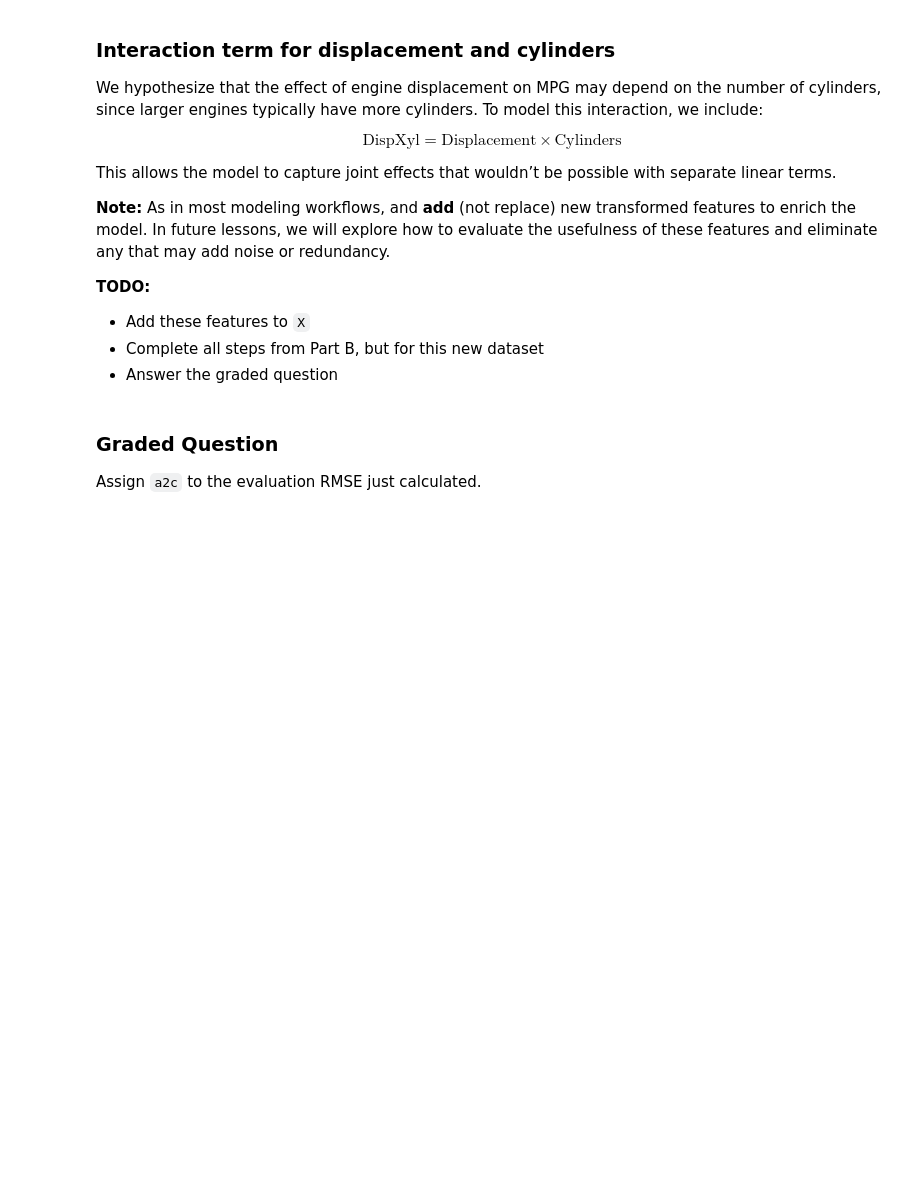
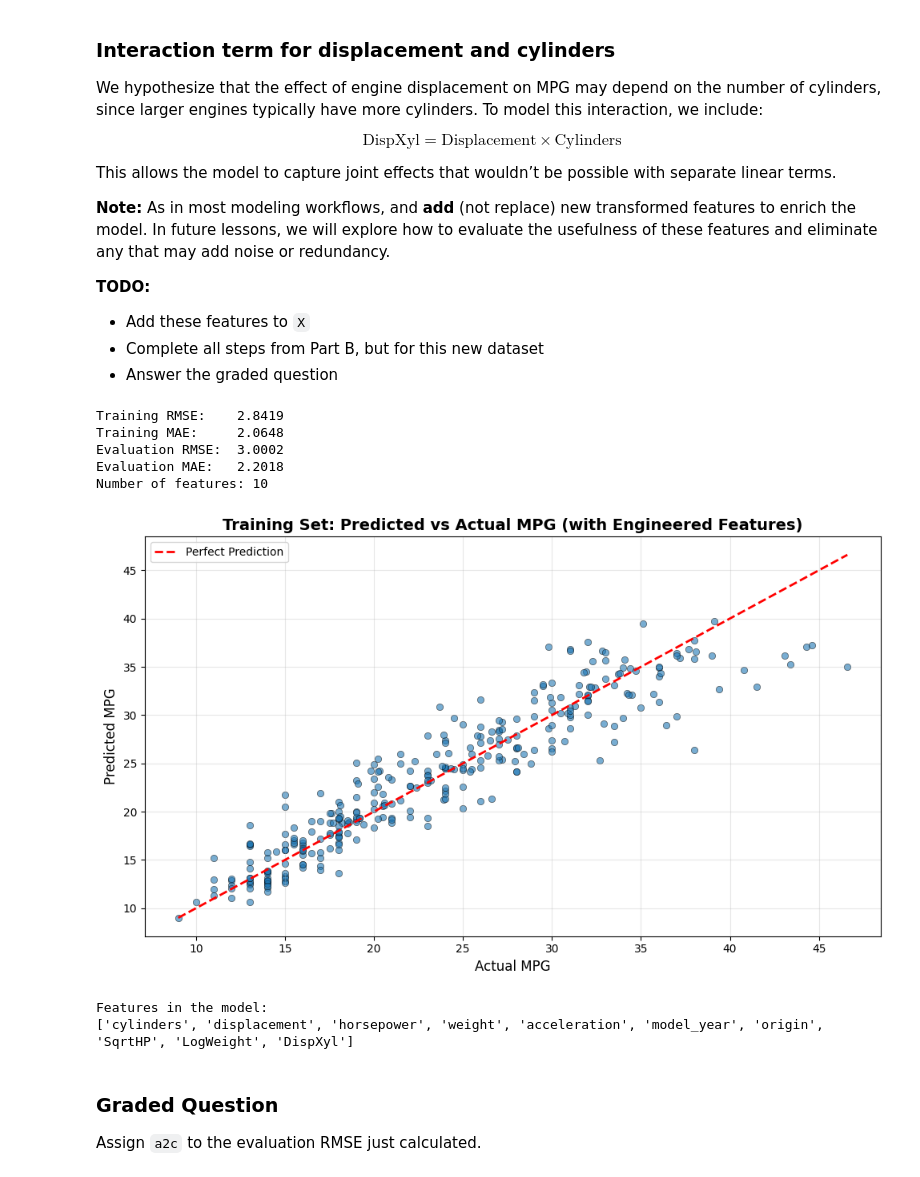
Before and after one commit to nallen35/DX_603_Allen_Noel, a Jupyter notebook: Module-3-Assignments-main/Homework_03.ipynb, the cells around one changed output. Saved outputs shown, nothing was run; the diff lists cells and outputs as text; code cells hidden in the pictures; blank space fills up the shorter version.

```diff
--- a/Module-3-Assignments-main/Homework_03.ipynb
+++ b/Module-3-Assignments-main/Homework_03.ipynb
@@ -576,6 +644,71 @@ This allows the model to capture joint effects that wouldn’t be possible with
 - Answer the graded question
 # %%
 # Your code here; add as many cells as you need
+X = df_mpg_cleaned.drop(columns=['mpg']).copy()
+y = df_mpg_cleaned[['mpg']]
+
+# Add engineered features
+X['SqrtHP'] = np.sqrt(X['horsepower'])
+X['LogWeight'] = np.log1p(X['weight'])  # log(1 + weight)
+X['DispXyl'] = X['displacement'] * X['cylinders']
+
+X_train, X_eval, y_train, y_eval = train_test_split(
+    X,
+    y,
+    test_size=0.20,
+    random_state=random_seed
+)
+
+model = LinearRegression()
+model.fit(X_train, y_train)
+
+
+y_train_pred = model.predict(X_train)
+y_eval_pred = model.predict(X_eval)
+
+
+train_rmse = np.sqrt(mean_squared_error(y_train, y_train_pred))
+train_mae = mean_absolute_error(y_train, y_train_pred)
+
+
+eval_rmse = np.sqrt(mean_squared_error(y_eval, y_eval_pred))
+eval_mae = mean_absolute_error(y_eval, y_eval_pred)
+
+
+
+print(f"Training RMSE:    {train_rmse:.4f}")
+print(f"Training MAE:     {train_mae:.4f}")
+print(f"Evaluation RMSE:  {eval_rmse:.4f}")
+print(f"Evaluation MAE:   {eval_mae:.4f}")
+
+print(f"Number of features: {X.shape[1]}")
+
+plt.figure(figsize=(10, 6))
+plt.scatter(y_train, y_train_pred, alpha=0.6, edgecolors='k', linewidth=0.5)
+plt.plot([y_train.min(), y_train.max()],
+         [y_train.min(), y_train.max()],
+         'r--', lw=2, label='Perfect Prediction')
+plt.xlabel('Actual MPG', fontsize=12)
+plt.ylabel('Predicted MPG', fontsize=12)
+plt.title('Training Set: Predicted vs Actual MPG (with Engineered Features)',
+          fontsize=14, fontweight='bold')
+plt.legend()
+plt.grid(True, alpha=0.3)
+plt.tight_layout()
+plt.show()
+
+
+# print("\nFeatures in the model:")
+# print(X.columns.tolist())
+# %% [output]
+Training RMSE:    2.8419
+Training MAE:     2.0648
+Evaluation RMSE:  3.0002
+Evaluation MAE:   2.2018
+Number of features: 10
+[figure, added]
+Features in the model:
+['cylinders', 'displacement', 'horsepower', 'weight', 'acceleration', 'model_year', 'origin', 'SqrtHP', 'LogWeight', 'DispXyl']
 # %% [markdown]
 ### Graded Question
 
```
Also changed, not shown: parts of 15 cells of this notebook.
